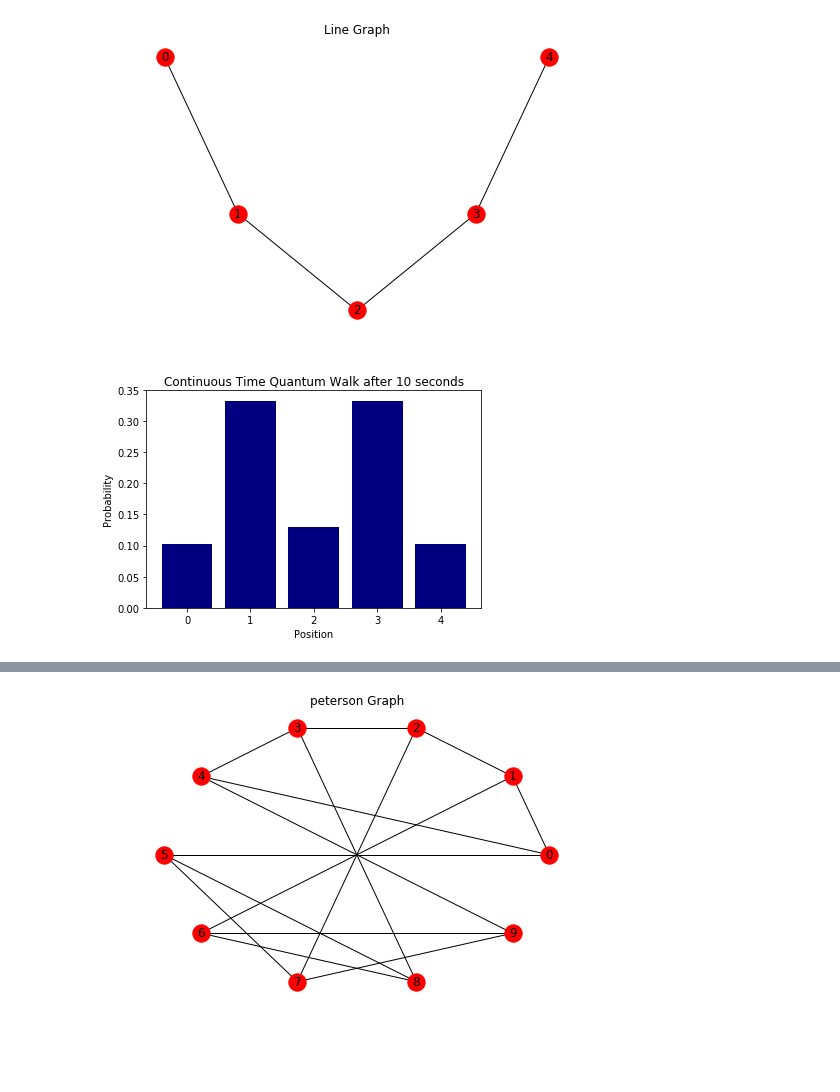
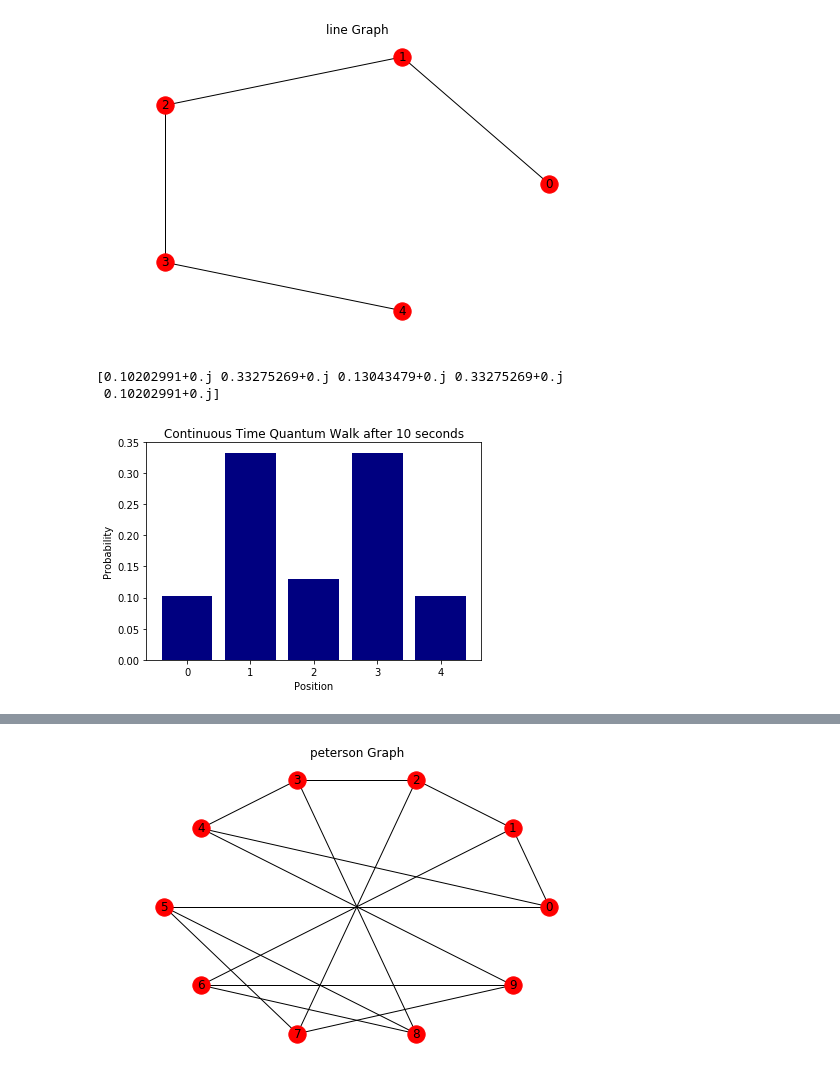
Before and after one commit to gmitchener/quantum_project, a Jupyter notebook: CTQW_notebook.ipynb, the cells around one changed output, grey strips where cells are left out. Saved outputs shown, nothing was run; the diff lists cells and outputs as text; code cells hidden in the pictures; blank space fills up the shorter version.

```diff
--- a/CTQW_notebook.ipynb
+++ b/CTQW_notebook.ipynb
@@ -134,10 +134,13 @@ def plot_contour(T,G,Z,probs,tstart,tend):
     plt.ylabel('Total Probability')
     plt.show()
 # %%
-G, psi_i, t = prob_dis(line, 5, 10)
-plot_probs(G,psi_i,t)
+plot_graph(line,5)
+G, psi_i, T = prob_dis(line, 5, 10)
+plot_probs(G,psi_i,T)
 # %% [output]
-[figure, old version]
+[figure, new version]
+[0.10202991+0.j 0.33275269+0.j 0.13043479+0.j 0.33275269+0.j
+ 0.10202991+0.j]
 [figure]
 # %%
 T,G,Z,probs = contour_dis(line, 5, 0, 10)
```
Also changed, not shown: parts of 7 cells of this notebook, 8 other files.
